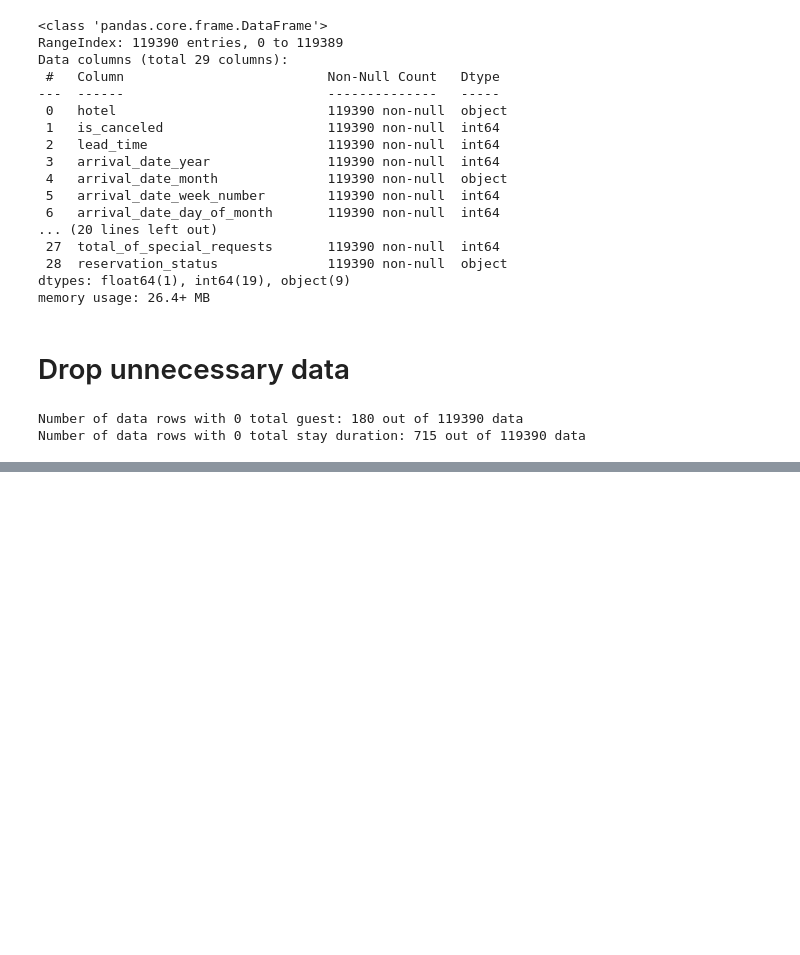
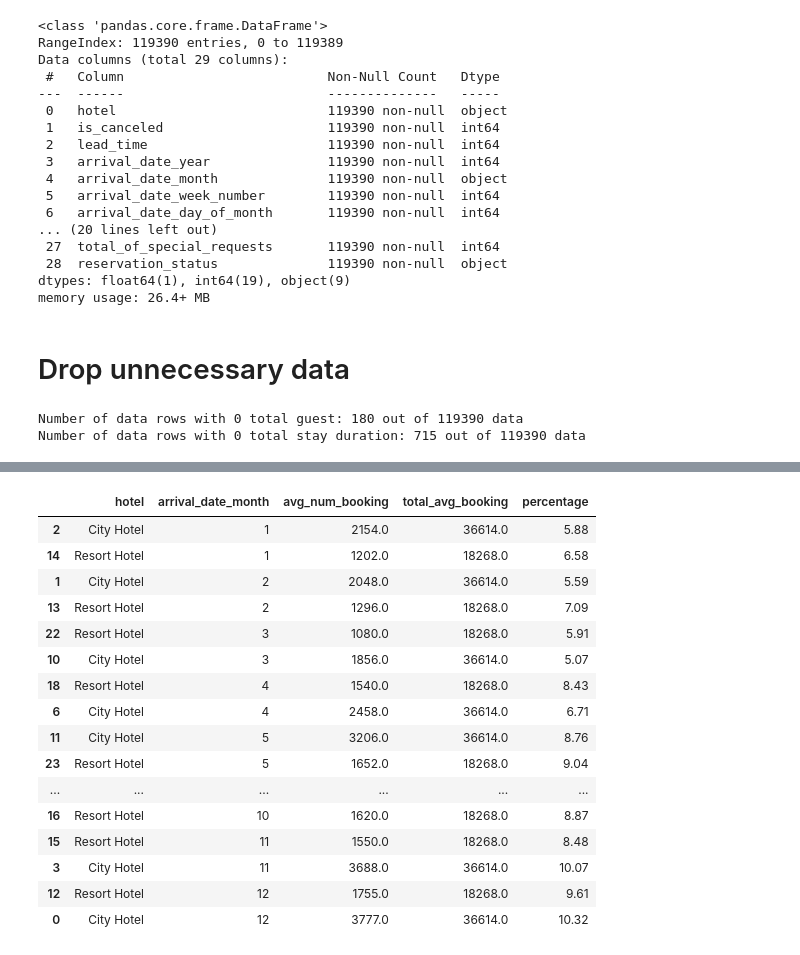
Before and after one commit to ferrysetefanus/Investigate-Hotel-Business-using-Data-Visualization, a Jupyter notebook: hotel_booking.ipynb, the cells around one changed output, grey strips where cells are left out. Saved outputs shown, nothing was run; the diff lists cells and outputs as text; code cells hidden in the pictures; blank space fills up the shorter version.

```diff
--- a/hotel_booking.ipynb
+++ b/hotel_booking.ipynb
@@ -181,0 +271,35 @@ df_fix = df_clean_final.copy()
+# %%
+#create percentage column
+df_month_percent = df_table[['hotel', 'arrival_date_month', 'avg_num_booking']]
+
+#drop duplicate data
+df_month_percent = df_month_percent.drop_duplicates()
+
+#summarize total of avg num booking based on hotel type
+df_part = df_month_percent.groupby('hotel').agg({'avg_num_booking':'sum'})
+df_month_percent = df_month_percent.merge(df_part, on='hotel')
+df_month_percent = df_month_percent.rename(columns = {'avg_num_booking_x' : 'avg_num_booking', 'avg_num_booking_y' : 'total_avg_booking'})
+
+#create percentage column based on avg num booking per hotel type
+df_month_percent['percentage'] = round((df_month_percent['avg_num_booking']/df_month_percent['total_avg_booking'])*100, 2)
+df_month_percent =  df_month_percent.replace({'arrival_date_month': {'January':1, 'February':2, 'March':3, 'April':4, 'May':5, 'June':6,
+                                           'July':7, 'August':8, 'September':9, 'October':10, 'November':11, 'December':12}})
+df_month_percent.sort_values('arrival_date_month', ascending=True)
+# %% [output]
+|  | hotel | arrival_date_month | avg_num_booking | total_avg_booking | percentage |
+| 2 | City Hotel | 1 | 2154.0 | 36614.0 | 5.88 |
+| 14 | Resort Hotel | 1 | 1202.0 | 18268.0 | 6.58 |
+| 1 | City Hotel | 2 | 2048.0 | 36614.0 | 5.59 |
+| 13 | Resort Hotel | 2 | 1296.0 | 18268.0 | 7.09 |
+| 22 | Resort Hotel | 3 | 1080.0 | 18268.0 | 5.91 |
+| 10 | City Hotel | 3 | 1856.0 | 36614.0 | 5.07 |
+| 18 | Resort Hotel | 4 | 1540.0 | 18268.0 | 8.43 |
+| 6 | City Hotel | 4 | 2458.0 | 36614.0 | 6.71 |
+| 11 | City Hotel | 5 | 3206.0 | 36614.0 | 8.76 |
+| 23 | Resort Hotel | 5 | 1652.0 | 18268.0 | 9.04 |
+| ... | ... | ... | ... | ... | ... |
+| 16 | Resort Hotel | 10 | 1620.0 | 18268.0 | 8.87 |
+| 15 | Resort Hotel | 11 | 1550.0 | 18268.0 | 8.48 |
+| 3 | City Hotel | 11 | 3688.0 | 36614.0 | 10.07 |
+| 12 | Resort Hotel | 12 | 1755.0 | 18268.0 | 9.61 |
+| 0 | City Hotel | 12 | 3777.0 | 36614.0 | 10.32 |
```
Also changed, not shown: parts of 9 cells of this notebook, 1 other file.
